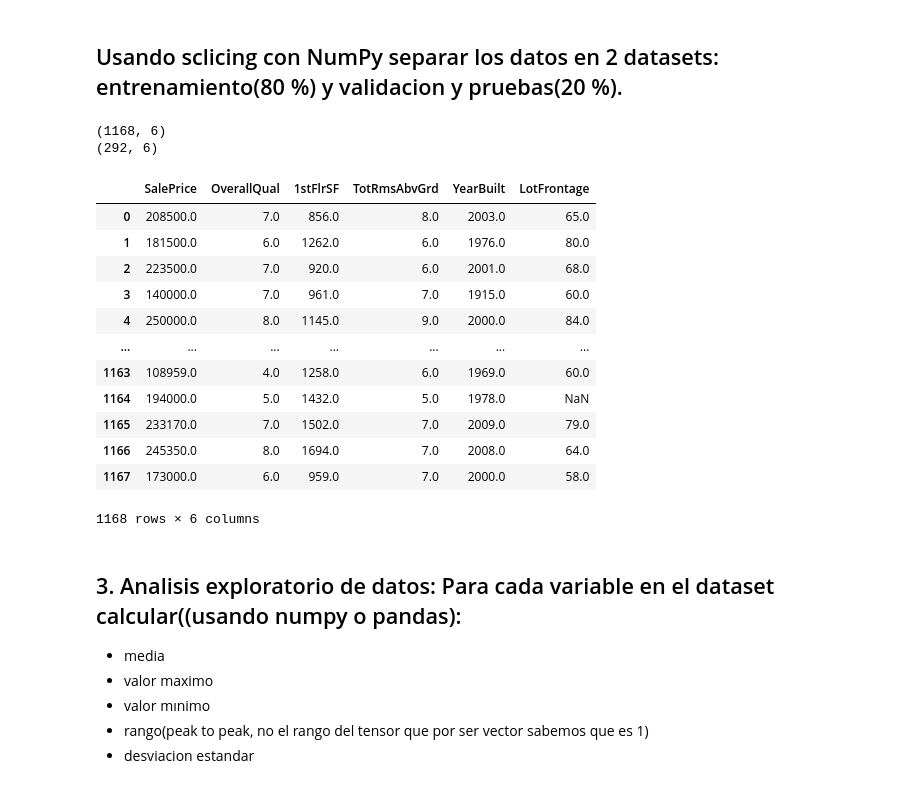
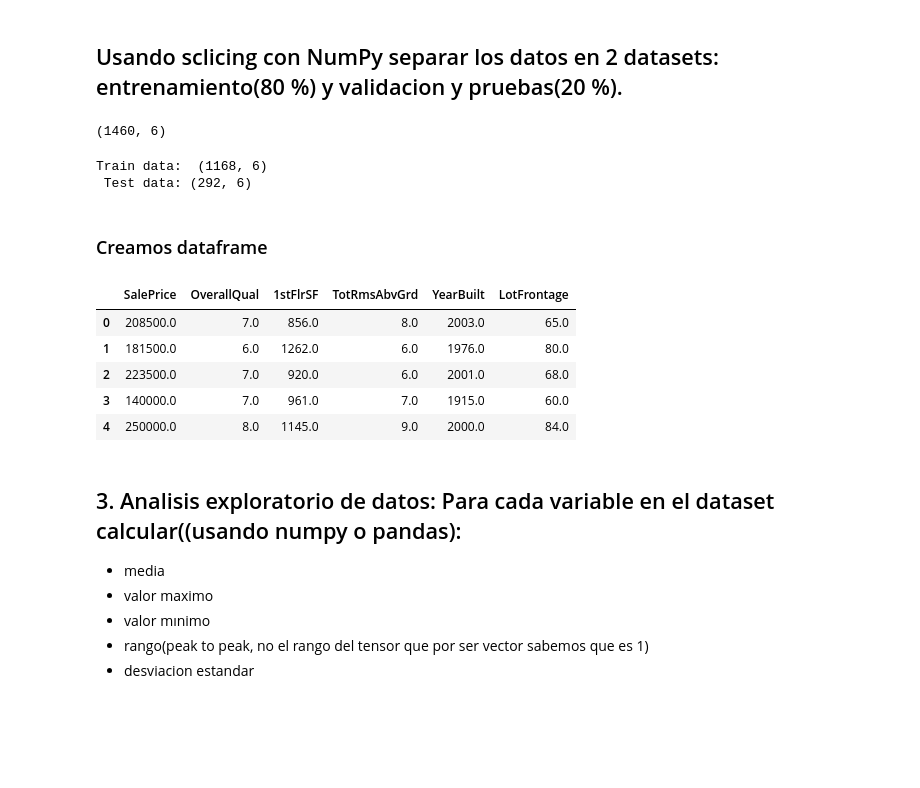
Before and after one commit to brandonfuentes97/proyecto_final_regresion, a Jupyter notebook: proyecto_regresion_cd.ipynb, the cells around one changed output. Saved outputs shown, nothing was run; the diff lists cells and outputs as text; code cells hidden in the pictures; blank space fills up the shorter version.

```diff
--- a/proyecto_regresion_cd.ipynb
+++ b/proyecto_regresion_cd.ipynb
@@ -29,21 +27,24 @@ training_data.shape
 # %% [markdown]
 ## Usando sclicing con NumPy separar los datos en 2 datasets: entrenamiento(80 %) y validacion y pruebas(20 %).
+# %%
+# Forma del array
+data.shape
+# %% [output]
+(1460, 6)
 # %%
 # 1420
 # 80% = 1420
 # 20% = 292
 
-x,y = training_data.shape
+x,y = data.shape
 #print(x,y)
 
 x = int(x*0.8)
 
+data_train = data[0:x,:]
+data_test = data[x:,:]
 
-train = training_data[0:x,:]
-test = training_data[x:,:]
-
-print(train.shape)
-print(test.shape)
+print('Train data: ', data_train.shape, "\n",'Test data:', data_test.shape)
 # %% [output]
-(1168, 6)
-(292, 6)
+Train data:  (1168, 6)
+ Test data: (292, 6)
@@ -56,19 +51,19 @@ df_test = df_test.set_axis(['SalePrice', 'OverallQual', '1stFlrSF', 'TotRmsAbvGr
-# %%
-df_train
-# %% [output]
-|  | SalePrice | OverallQual | 1stFlrSF | TotRmsAbvGrd | YearBuilt | LotFrontage |
-| 0 | 208500.0 | 7.0 | 856.0 | 8.0 | 2003.0 | 65.0 |
-| 1 | 181500.0 | 6.0 | 1262.0 | 6.0 | 1976.0 | 80.0 |
-| 2 | 223500.0 | 7.0 | 920.0 | 6.0 | 2001.0 | 68.0 |
-| 3 | 140000.0 | 7.0 | 961.0 | 7.0 | 1915.0 | 60.0 |
-| 4 | 250000.0 | 8.0 | 1145.0 | 9.0 | 2000.0 | 84.0 |
-| ... | ... | ... | ... | ... | ... | ... |
-| 1163 | 108959.0 | 4.0 | 1258.0 | 6.0 | 1969.0 | 60.0 |
-| 1164 | 194000.0 | 5.0 | 1432.0 | 5.0 | 1978.0 | NaN |
-| 1165 | 233170.0 | 7.0 | 1502.0 | 7.0 | 2009.0 | 79.0 |
-| 1166 | 245350.0 | 8.0 | 1694.0 | 7.0 | 2008.0 | 64.0 |
-| 1167 | 173000.0 | 6.0 | 959.0 | 7.0 | 2000.0 | 58.0 |
-1168 rows × 6 columns
+# %% [markdown]
+### Creamos dataframe
+# %%
+cols_name = np.array(['SalePrice', 'OverallQual', '1stFlrSF', 'TotRmsAbvGrd', 'YearBuilt', 'LotFrontage'])
+
+df_train = pd.DataFrame(data_train, columns=cols_name)
+df_test = pd.DataFrame(data_test, columns=cols_name)
+
+df_train.head()
+# %% [output]
+|  | SalePrice | OverallQual | 1stFlrSF | TotRmsAbvGrd | YearBuilt | LotFrontage |
+| 0 | 208500.0 | 7.0 | 856.0 | 8.0 | 2003.0 | 65.0 |
+| 1 | 181500.0 | 6.0 | 1262.0 | 6.0 | 1976.0 | 80.0 |
+| 2 | 223500.0 | 7.0 | 920.0 | 6.0 | 2001.0 | 68.0 |
+| 3 | 140000.0 | 7.0 | 961.0 | 7.0 | 1915.0 | 60.0 |
+| 4 | 250000.0 | 8.0 | 1145.0 | 9.0 | 2000.0 | 84.0 |
 # %% [markdown]
 ## 3. Analisis exploratorio de datos: Para cada variable en el dataset calcular((usando numpy o pandas):
 - media
```
Also changed, not shown: parts of 8 cells of this notebook.
